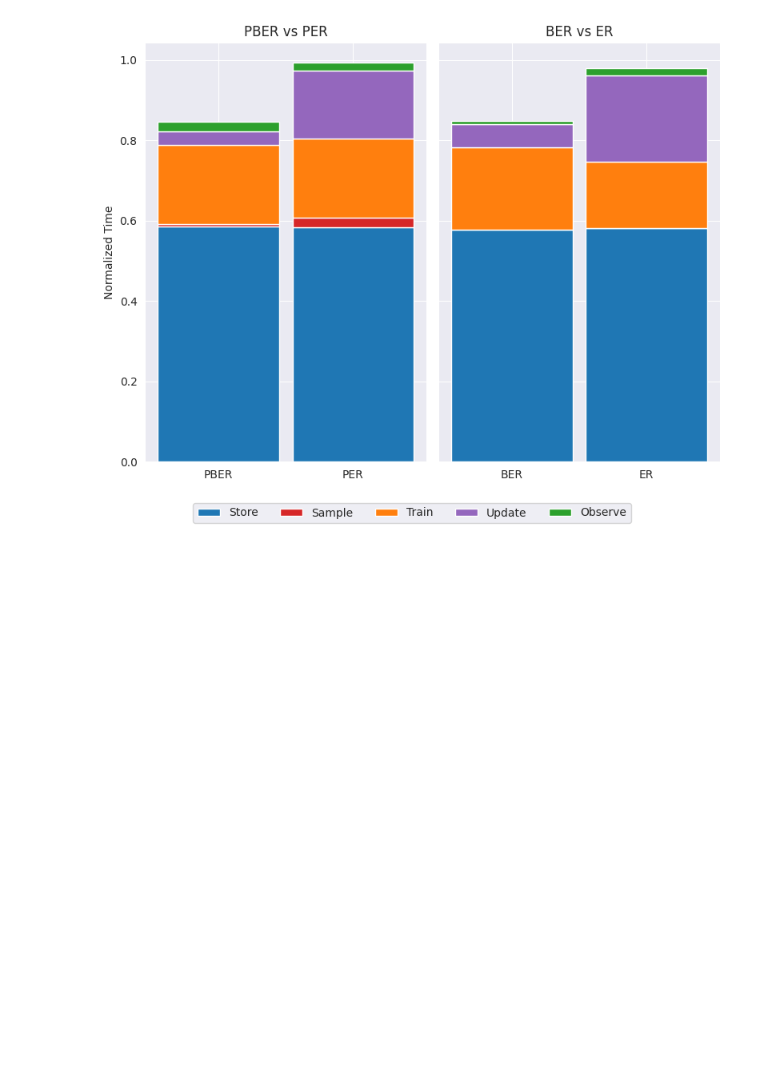
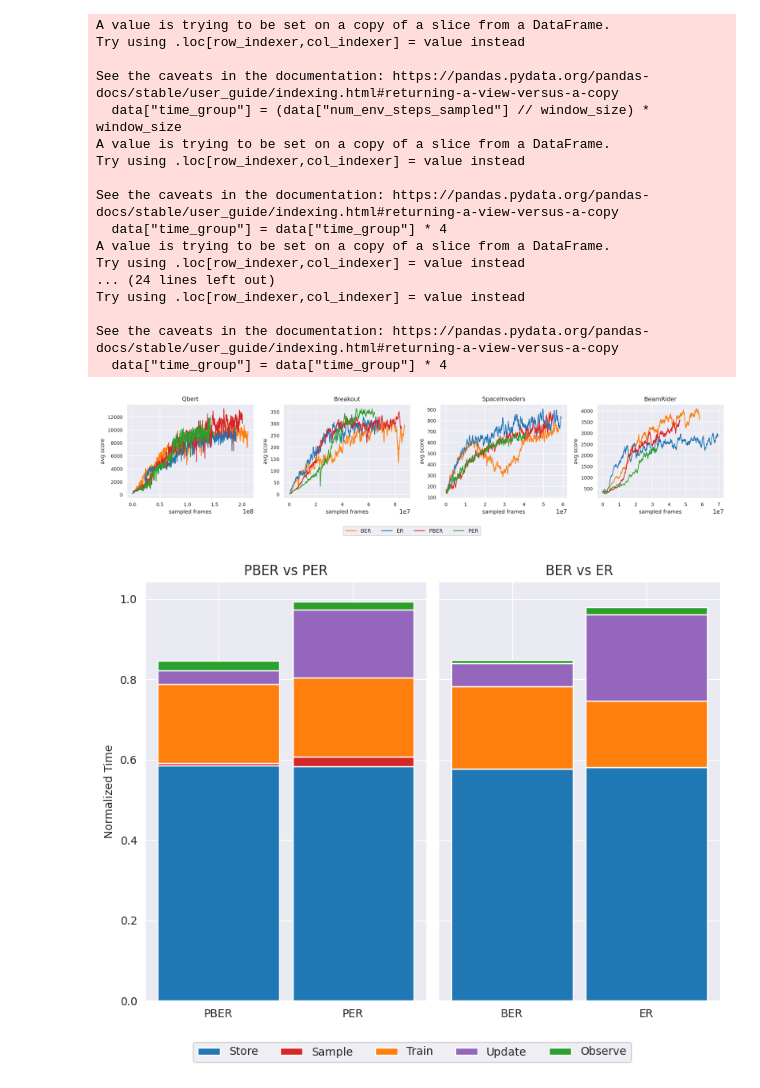
Before and after one commit to seventheli/Block_ExperienceReplay, a Jupyter notebook: Local_statistics_A.ipynb, the cells around one changed output. Drawn from its saved outputs; the diff is of its cells as text; code cells hidden in the pictures; blank space fills up the shorter version.

```diff
--- a/Local_statistics_A.ipynb
+++ b/Local_statistics_A.ipynb
@@ -99,3 +78,65 @@ See the caveats in the documentation: https://pandas.pydata.org/pandas-docs/stab
+# %%
+data_df = pd.read_csv(data_path)
+
+# Filter the environments
+sampler = {env: data_df[data_df['env'] == env] for env in data_df['env'].unique()}
+window_size = 20000
+
+def compute_rolling_mean(data, window_size=0.5):
+    data["time_group"] = (data["num_env_steps_sampled"] // window_size) * window_size
+    data["time_group"] = data["time_group"] * 4
+    smoothed_data = data.groupby(["time_group", "buffer"])[["episode_reward_mean"]].mean().reset_index()
+    return smoothed_data
+
+smoothed_sampler = {env: compute_rolling_mean(data) for env, data in sampler.items()}
+
+fig, axes = plt.subplots(1, 4, figsize=(15, 3), dpi=300)
+axes = axes.reshape(-1)
+all_lines = []
+all_labels = []
+
+for ax_n, (env, data) in enumerate(smoothed_sampler.items()):
+    ax = sns.lineplot(x="time_group", y="episode_reward_mean", hue="buffer", data=data.iloc[:-2,], ax=axes[ax_n], palette=custom_palette, linewidth=1.2)
+    ax.set_title(env, fontsize=10)
+    ax.set_xlabel("sampled frames", fontsize=9)
+    ax.set_ylabel("avg score", fontsize=9)
+    ax.xaxis.set_tick_params(labelsize=8)
+    ax.yaxis.set_tick_params(labelsize=8)
+
+    # Collect legend data for each subplot
+    handles, labels = ax.get_legend_handles_labels()
+    all_lines.extend(handles)
+    all_labels.extend(labels)
+
+    # Remove the legend from the subplot
+    ax.get_legend().remove()
+
+# Create a unique set of legend labels and their corresponding lines
+unique_labels, unique_lines = zip(*dict(zip(all_labels, all_lines)).items())
+fig.legend(unique_lines, unique_labels, loc="upper center", bbox_to_anchor=(0.5, -0.05), ncol=len(unique_labels), fontsize=9)
+
+plt.tight_layout()
+plt.subplots_adjust(hspace=0.5, bottom=0.15)
+plt.show()
+# %% [output]
+A value is trying to be set on a copy of a slice from a DataFrame.
+Try using .loc[row_indexer,col_indexer] = value instead
+
+See the caveats in the documentation: https://pandas.pydata.org/pandas-docs/stable/user_guide/indexing.html#returning-a-view-versus-a-copy
+  data["time_group"] = (data["num_env_steps_sampled"] // window_size) * window_size
+A value is trying to be set on a copy of a slice from a DataFrame.
+Try using .loc[row_indexer,col_indexer] = value instead
+
+See the caveats in the documentation: https://pandas.pydata.org/pandas-docs/stable/user_guide/indexing.html#returning-a-view-versus-a-copy
+  data["time_group"] = data["time_group"] * 4
+A value is trying to be set on a copy of a slice from a DataFrame.
+Try using .loc[row_indexer,col_indexer] = value instead
+... (24 lines left out)
+Try using .loc[row_indexer,col_indexer] = value instead
+
+See the caveats in the documentation: https://pandas.pydata.org/pandas-docs/stable/user_guide/indexing.html#returning-a-view-versus-a-copy
+  data["time_group"] = data["time_group"] * 4
+[figure, added]
 # %%
 # Load the data
 
```
Also changed, not shown: parts of 9 cells of this notebook, 53 other files.
